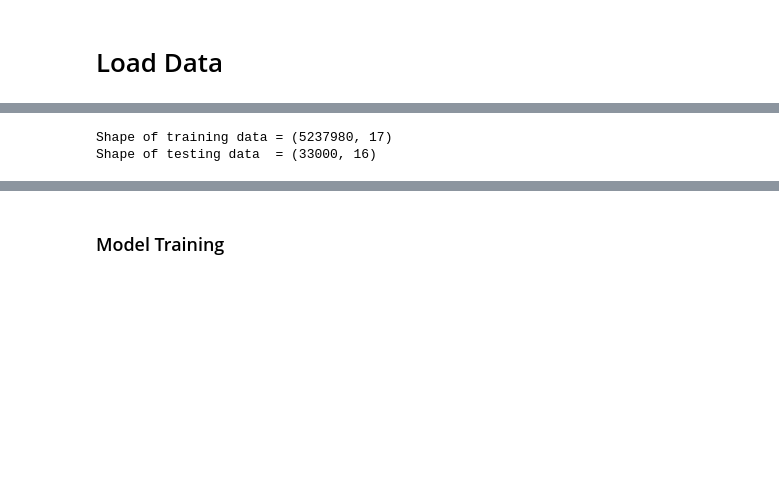
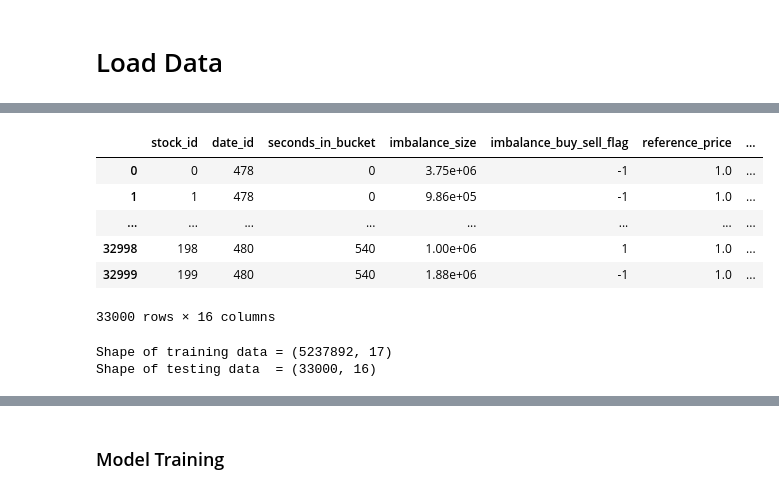
Before and after one commit to saintblue97/DeepNN_Optiver, a Jupyter notebook: brett_starter.ipynb, the cells around one changed output, grey strips where cells are left out. Saved outputs shown, nothing was run; the diff lists cells and outputs as text; code cells hidden in the pictures; blank space fills up the shorter version.

```diff
--- a/brett_starter.ipynb
+++ b/brett_starter.ipynb
@@ -50,6 +84,17 @@ test_df  = pd.read_csv('/kaggle/input/optiver-trading-at-the-close/example_test_
+# %%
+test_data_path = file_path + 'example_test_files/test.csv'
+df_test  = pd.read_csv(test_data_path); df_test
+# %% [output]
+|  | stock_id | date_id | seconds_in_bucket | imbalance_size | imbalance_buy_sell_flag | reference_price | ... |
+| 0 | 0 | 478 | 0 | 3.75e+06 | -1 | 1.0 | ... |
+| 1 | 1 | 478 | 0 | 9.86e+05 | -1 | 1.0 | ... |
+| ... | ... | ... | ... | ... | ... | ... | ... |
+| 32998 | 198 | 480 | 540 | 1.00e+06 | 1 | 1.0 | ... |
+| 32999 | 199 | 480 | 540 | 1.88e+06 | -1 | 1.0 | ... |
+33000 rows × 16 columns
 # %%
-print('Shape of training data =', train_df.shape)
-print('Shape of testing data  =', test_df.shape)
+print('Shape of training data =', df.shape)
+print('Shape of testing data  =', df_test.shape)
 # %% [output]
-Shape of training data = (5237980, 17)
+Shape of training data = (5237892, 17)
 Shape of testing data  = (33000, 16)
```
Also changed, not shown: parts of 37 cells of this notebook.
